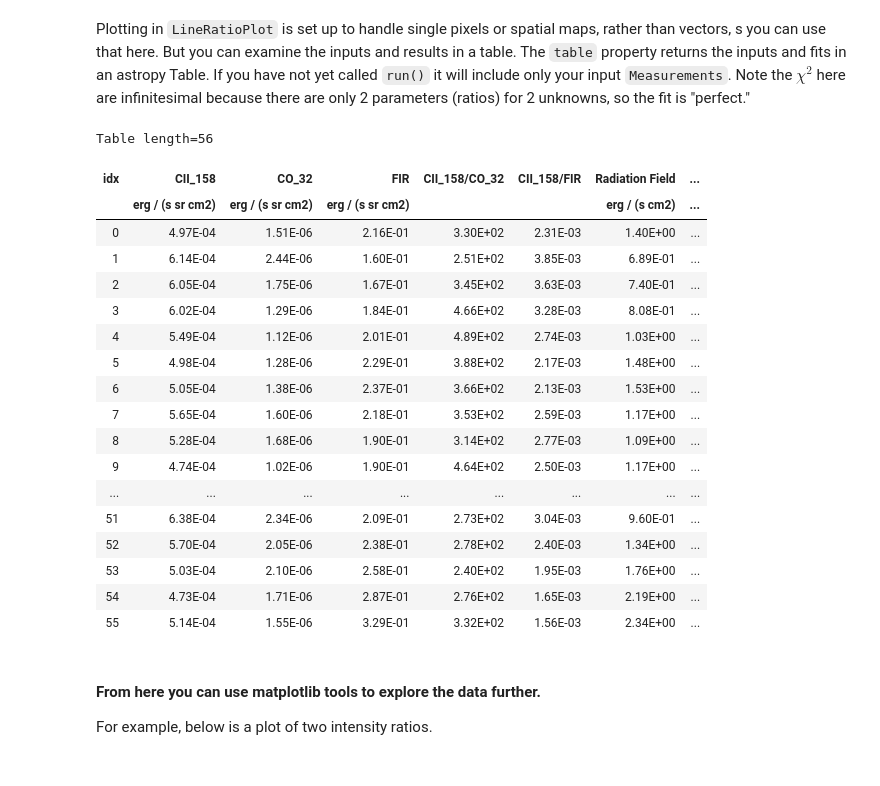
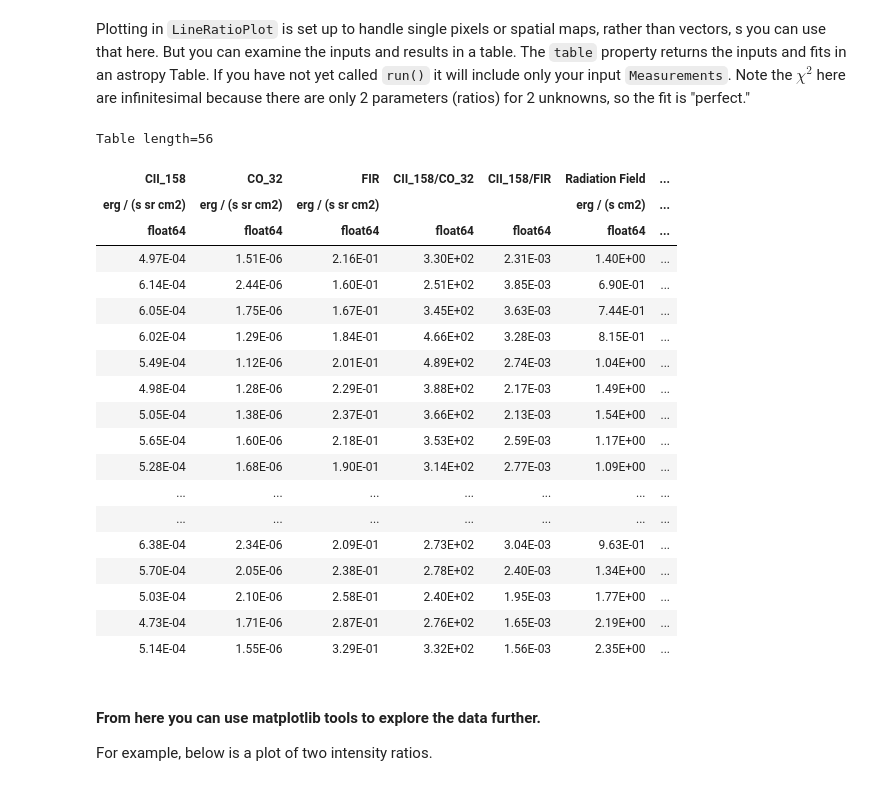
Before and after one commit to mpound/pdrtpy-nb, a Jupyter notebook: notebooks/PDRT_Example_Find_n_G0_Single_Pixel.ipynb, the cells around one changed output. Cells and saved outputs as stored; diff of their text form; code cells hidden in the pictures.

```diff
--- a/notebooks/PDRT_Example_Find_n_G0_Single_Pixel.ipynb
+++ b/notebooks/PDRT_Example_Find_n_G0_Single_Pixel.ipynb
@@ -282,29 +275,29 @@ got 0 exceptions
 # %% [markdown]
 Plotting in `LineRatioPlot` is set up to handle single pixels or spatial maps, rather than vectors, s you can use that here. But you can examine the inputs and results in a table.  The `table` property returns the inputs and fits in an astropy Table.   If you have not yet called `run()` it will include only your input `Measurements`.
 Note the $\chi^2$ here are infinitesimal because there are only 2 parameters (ratios) for 2 unknowns, so the fit is "perfect."
-# %%
-t=lrf.table
-t.show_in_notebook()
-# %% [output]
-Table length=56
-| idx | CII_158 | CO_32 | FIR | CII_158/CO_32 | CII_158/FIR | Radiation Field | ... |
-|  | erg / (s sr cm2) | erg / (s sr cm2) | erg / (s sr cm2) |  |  | erg / (s cm2) | ... |
-| 0 | 4.97E-04 | 1.51E-06 | 2.16E-01 | 3.30E+02 | 2.31E-03 | 1.40E+00 | ... |
-| 1 | 6.14E-04 | 2.44E-06 | 1.60E-01 | 2.51E+02 | 3.85E-03 | 6.89E-01 | ... |
-| 2 | 6.05E-04 | 1.75E-06 | 1.67E-01 | 3.45E+02 | 3.63E-03 | 7.40E-01 | ... |
-| 3 | 6.02E-04 | 1.29E-06 | 1.84E-01 | 4.66E+02 | 3.28E-03 | 8.08E-01 | ... |
-| 4 | 5.49E-04 | 1.12E-06 | 2.01E-01 | 4.89E+02 | 2.74E-03 | 1.03E+00 | ... |
-| 5 | 4.98E-04 | 1.28E-06 | 2.29E-01 | 3.88E+02 | 2.17E-03 | 1.48E+00 | ... |
-| 6 | 5.05E-04 | 1.38E-06 | 2.37E-01 | 3.66E+02 | 2.13E-03 | 1.53E+00 | ... |
-| 7 | 5.65E-04 | 1.60E-06 | 2.18E-01 | 3.53E+02 | 2.59E-03 | 1.17E+00 | ... |
-| 8 | 5.28E-04 | 1.68E-06 | 1.90E-01 | 3.14E+02 | 2.77E-03 | 1.09E+00 | ... |
-| 9 | 4.74E-04 | 1.02E-06 | 1.90E-01 | 4.64E+02 | 2.50E-03 | 1.17E+00 | ... |
-| ... | ... | ... | ... | ... | ... | ... | ... |
-| 51 | 6.38E-04 | 2.34E-06 | 2.09E-01 | 2.73E+02 | 3.04E-03 | 9.60E-01 | ... |
-| 52 | 5.70E-04 | 2.05E-06 | 2.38E-01 | 2.78E+02 | 2.40E-03 | 1.34E+00 | ... |
-| 53 | 5.03E-04 | 2.10E-06 | 2.58E-01 | 2.40E+02 | 1.95E-03 | 1.76E+00 | ... |
-| 54 | 4.73E-04 | 1.71E-06 | 2.87E-01 | 2.76E+02 | 1.65E-03 | 2.19E+00 | ... |
-| 55 | 5.14E-04 | 1.55E-06 | 3.29E-01 | 3.32E+02 | 1.56E-03 | 2.34E+00 | ... |
+# %%
+lrf.table
+# %% [output]
+Table length=56
+| CII_158 | CO_32 | FIR | CII_158/CO_32 | CII_158/FIR | Radiation Field | ... |
+| erg / (s sr cm2) | erg / (s sr cm2) | erg / (s sr cm2) |  |  | erg / (s cm2) | ... |
+| float64 | float64 | float64 | float64 | float64 | float64 | ... |
+| 4.97E-04 | 1.51E-06 | 2.16E-01 | 3.30E+02 | 2.31E-03 | 1.40E+00 | ... |
+| 6.14E-04 | 2.44E-06 | 1.60E-01 | 2.51E+02 | 3.85E-03 | 6.90E-01 | ... |
+| 6.05E-04 | 1.75E-06 | 1.67E-01 | 3.45E+02 | 3.63E-03 | 7.44E-01 | ... |
+| 6.02E-04 | 1.29E-06 | 1.84E-01 | 4.66E+02 | 3.28E-03 | 8.15E-01 | ... |
+| 5.49E-04 | 1.12E-06 | 2.01E-01 | 4.89E+02 | 2.74E-03 | 1.04E+00 | ... |
+| 4.98E-04 | 1.28E-06 | 2.29E-01 | 3.88E+02 | 2.17E-03 | 1.49E+00 | ... |
+| 5.05E-04 | 1.38E-06 | 2.37E-01 | 3.66E+02 | 2.13E-03 | 1.54E+00 | ... |
+| 5.65E-04 | 1.60E-06 | 2.18E-01 | 3.53E+02 | 2.59E-03 | 1.17E+00 | ... |
+| 5.28E-04 | 1.68E-06 | 1.90E-01 | 3.14E+02 | 2.77E-03 | 1.09E+00 | ... |
+| ... | ... | ... | ... | ... | ... | ... |
+| ... | ... | ... | ... | ... | ... | ... |
+| 6.38E-04 | 2.34E-06 | 2.09E-01 | 2.73E+02 | 3.04E-03 | 9.63E-01 | ... |
+| 5.70E-04 | 2.05E-06 | 2.38E-01 | 2.78E+02 | 2.40E-03 | 1.34E+00 | ... |
+| 5.03E-04 | 2.10E-06 | 2.58E-01 | 2.40E+02 | 1.95E-03 | 1.77E+00 | ... |
+| 4.73E-04 | 1.71E-06 | 2.87E-01 | 2.76E+02 | 1.65E-03 | 2.19E+00 | ... |
+| 5.14E-04 | 1.55E-06 | 3.29E-01 | 3.32E+02 | 1.56E-03 | 2.35E+00 | ... |
 # %% [markdown]
 #### From here you can use matplotlib tools to explore the data further.
 For example, below is a plot of two intensity ratios.
```
Also changed, not shown: parts of 19 cells of this notebook, 5 other files.
